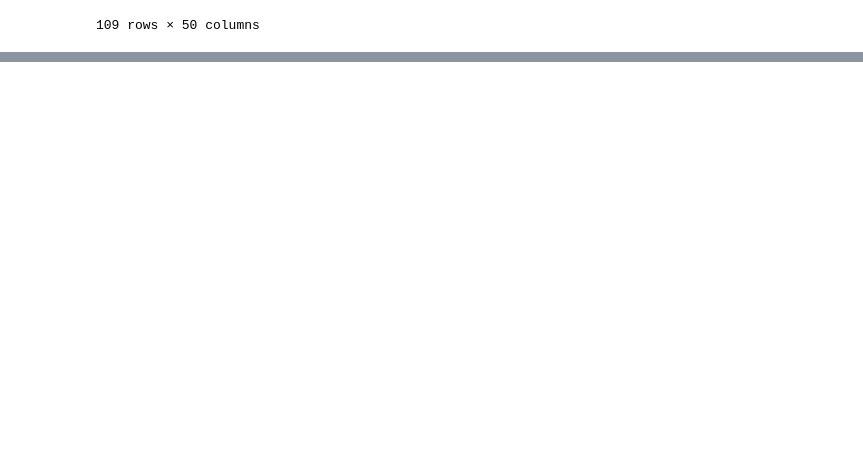
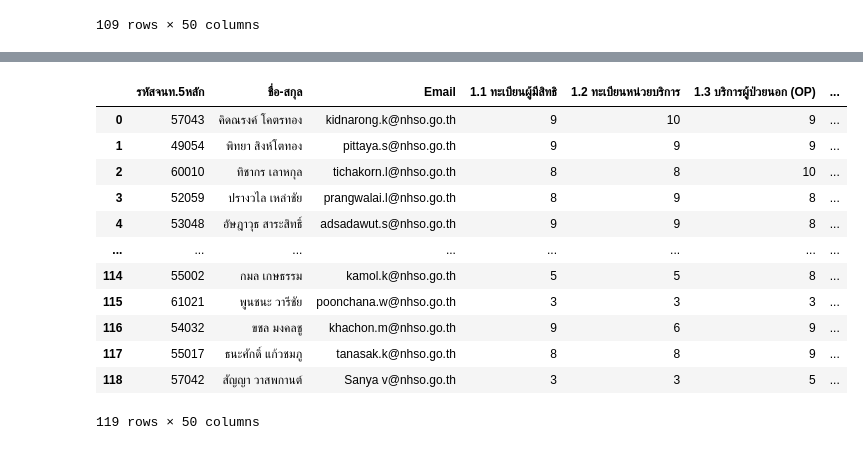
Before and after one commit to nhso/Team-Clustering, a Jupyter notebook: C4 clustering.ipynb, the cells around one changed output, grey strips where cells are left out. Cells and saved outputs as stored; diff of their text form; code cells hidden in the pictures; blank space fills up the shorter version.

```diff
--- a/C4 clustering.ipynb
+++ b/C4 clustering.ipynb
@@ -71,0 +76,15 @@ data_without_DDS
+# %%
+columns2 = ['2.1 Descriptive Statistics', '2.2 Distribution', '2.3 Probability Theory', '2.4 Hypothesis Testing', '2.5 Correlation', '2.6 Regression', '2.7 Analysis of Variance: ANOVA)', '2.8 Discrete mathematics', '2.9 Boolean Algebra', '2.10 Math&Stat Tools']
+
+Spec2_m = data_no_DDS_Spec1[columns2]
+
+data_no_DDS_Spec1['Mean2'] = Spec2_m.mean(axis=1)
+
+data_no_DDS_Spec1['Rank2'] = data_no_DDS_Spec1['Mean2'].rank(ascending=False)
+
+data_no_DDS_Spec1.sort_values(by='Rank2', inplace=True)
+data_no_DDS_Spec1.reset_index(drop=True, inplace=True)
+
+Spec2 = data_no_DDS_Spec1.iloc[:14, :]
+
+data_no_DDS_Spec1_Spec2 = data_no_DDS_Spec1.iloc[14:, :]
@@ -124,3 +182,22 @@ data_without_DDS
+# %%
+Data_finis = pd.concat([Spec1,Spec2,Spec3,data_rest,data_only_DDS])
+Data_finis.reset_index(drop=True, inplace=True)
+Data_finis = Data_finis.drop(['Mean','Rank','Mean1', 'Rank1','Mean2', 'Rank2','Mean3', 'Rank3'], axis=1)
+Data_finis
+# %% [output]
+|  | รหัสจนท.5หลัก | ชื่อ-สกุล | Email | 1.1 ทะเบียนผู้มีสิทธิ | 1.2 ทะเบียนหน่วยบริการ | 1.3 บริการผู้ป่วยนอก (OP) | ... |
+| 0 | 57043 | คิดณรงค์ โคตรทอง | kidnarong.k@nhso.go.th | 9 | 10 | 9 | ... |
+| 1 | 49054 | พิทยา สิงห์โตทอง | pittaya.s@nhso.go.th | 9 | 9 | 9 | ... |
+| 2 | 60010 | ทิชากร เลาหกุล | tichakorn.l@nhso.go.th | 8 | 8 | 10 | ... |
+| 3 | 52059 | ปรางวไล เหล่าชัย | prangwalai.l@nhso.go.th | 8 | 9 | 8 | ... |
+| 4 | 53048 | อัษฎาวุธ สาระสิทธิ์ | adsadawut.s@nhso.go.th | 9 | 9 | 8 | ... |
+| ... | ... | ... | ... | ... | ... | ... | ... |
+| 114 | 55002 | กมล เกษธรรม | kamol.k@nhso.go.th | 5 | 5 | 8 | ... |
+| 115 | 61021 | พูนชนะ วารีชัย | poonchana.w@nhso.go.th | 3 | 3 | 3 | ... |
+| 116 | 54032 | ขชล มงคลชู | khachon.m@nhso.go.th | 9 | 6 | 9 | ... |
+| 117 | 55017 | ธนะศักดิ์ แก้วชมภู | tanasak.k@nhso.go.th | 8 | 8 | 9 | ... |
+| 118 | 57042 | สัญญา วาสพกานต์ | Sanya v@nhso.go.th | 3 | 3 | 5 | ... |
+119 rows × 50 columns
 # %%
 team_pattern = [1, 2, 3, 4, 5, 6, 7, 7, 6, 5, 4, 3, 2, 1]
 teams = {}
```
Also changed, not shown: parts of 13 cells of this notebook.
